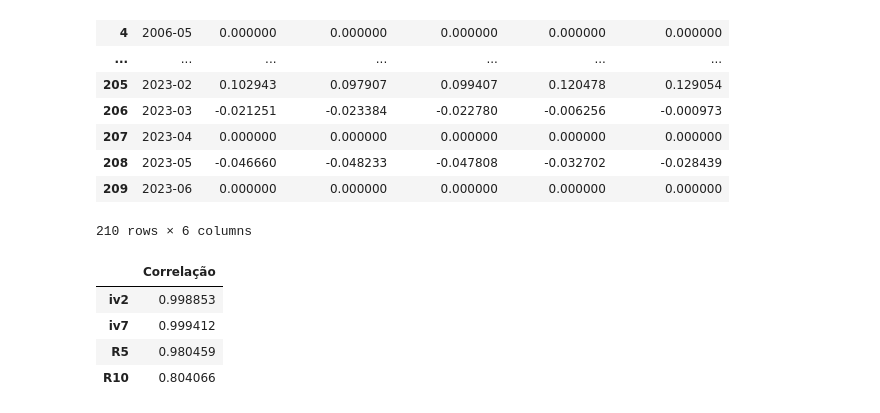
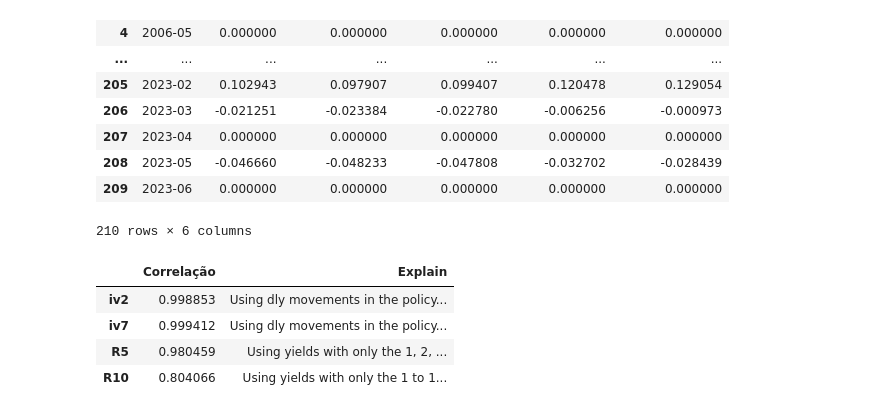
Before and after one commit to araujogab/Monetary-Shocks, a Jupyter notebook: Brasil/BRW/BRW_BR.ipynb, the cells around one changed output. Drawn from its saved outputs; the diff is of its cells as text; code cells hidden in the pictures.

```diff
--- a/Brasil/BRW/BRW_BR.ipynb
+++ b/Brasil/BRW/BRW_BR.ipynb
@@ -592,22 +599,22 @@ data_monthly
 # %%
 
 robustness = {
-    'iv2': data_monthly['BRW_daily'].corr(data_monthly['BRW_daily_iv2']),
-    'iv7': data_monthly['BRW_daily'].corr(data_monthly['BRW_daily_iv7']),
-    'R5': data_monthly['BRW_daily'].corr(data_monthly['BRW_daily_R5']),
-    'R10': data_monthly['BRW_daily'].corr(data_monthly['BRW_daily_R10']),
+    'iv2': [data_monthly['BRW_daily'].corr(data_monthly['BRW_daily_iv2']), "Using dly movements in the policy indicator 2-days after COPOM announcement day as IV"],
+    'iv7': [data_monthly['BRW_daily'].corr(data_monthly['BRW_daily_iv7']), "Using dly movements in the policy indicator 7-days after COPOM announcement day as IV"],
+    'R5': [data_monthly['BRW_daily'].corr(data_monthly['BRW_daily_R5']), "Using yields with only the 1, 2, 5, 10, 30-year maturities as outcome variables"],
+    'R10': [data_monthly['BRW_daily'].corr(data_monthly['BRW_daily_R10']), "Using yields with only the 1 to 10-year maturities as outcome variables"],
 }
 
-rob = pd.DataFrame.from_dict(robustness, orient='index', columns=['Correlação'])
+rob = pd.DataFrame.from_dict(robustness, orient='index', columns=[['Correlação','Explain']])
 
 # Imprimir o DataFrame
 rob
 # %% [output]
-|  | Correlação |
-| iv2 | 0.998853 |
-| iv7 | 0.999412 |
-| R5 | 0.980459 |
-| R10 | 0.804066 |
+|  | Correlação | Explain |
+| iv2 | 0.998853 | Using dly movements in the policy... |
+| iv7 | 0.999412 | Using dly movements in the policy... |
+| R5 | 0.980459 | Using yields with only the 1, 2, ... |
+| R10 | 0.804066 | Using yields with only the 1 to 1... |
 # %%
 subset_data = data_monthly
 
```
Also changed, not shown: parts of 3 cells of this notebook.
